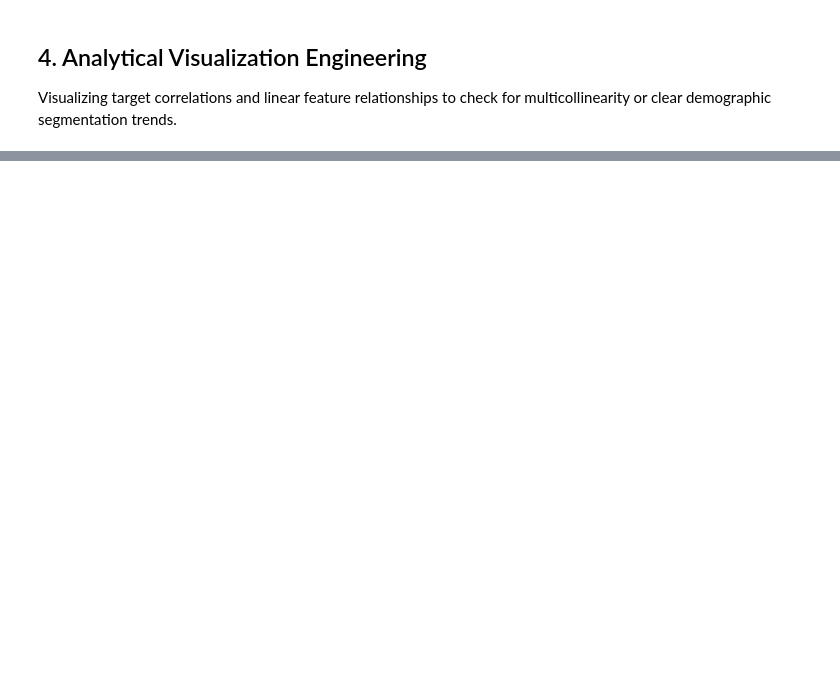
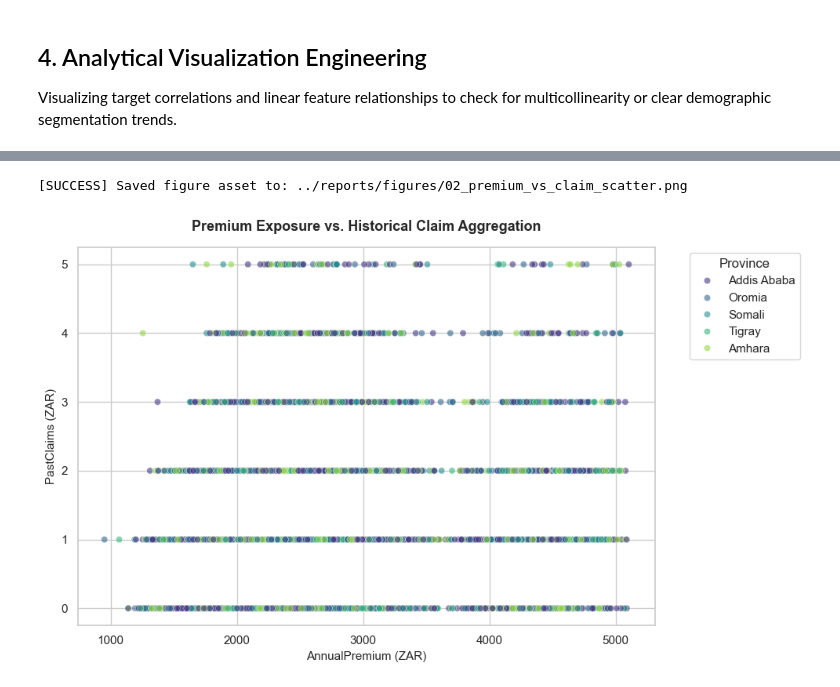
Before and after one commit to Solih06/auto-insurance-risk-analytics, a Jupyter notebook: notebooks/01_exploratory_analysis.ipynb, the cells around one changed output, grey strips where cells are left out. Cells and saved outputs as stored; diff of their text form; code cells hidden in the pictures; blank space fills up the shorter version.

```diff
--- a/notebooks/01_exploratory_analysis.ipynb
+++ b/notebooks/01_exploratory_analysis.ipynb
@@ -118,20 +202,37 @@ plt.show()
 # %%
+import os
+import matplotlib.pyplot as plt
+import seaborn as sns
+
+# Detect metrics dynamically to avoid KeyErrors
+premium_col = [c for c in df.columns if 'premium' in c.lower()][0]
+claim_col = [c for c in df.columns if 'claim' in c.lower()][0]
+geo_var = [c for c in df.columns if c.lower() in ['province', 'region', 'state', 'location']][0]
+
 plt.figure(figsize=(10, 6))
-hue_var = 'Province' if 'Province' in df.columns else None
 
+# Build relational distribution
 sns.scatterplot(
     data=df,
-    x='TotalPremium',
-    y='TotalClaim',
-    hue=hue_var,
+    x=premium_col,
+    y=claim_col,
+    hue=geo_var,
     alpha=0.6,
     palette='viridis'
 )
 
-plt.title('Premium Exposure vs. Historical Claim Aggregation', fontsize=14, pad=15)
-plt.xlabel('Total Premium Contributed (ZAR)')
-plt.ylabel('Total Historical Claim Realized (ZAR)')
-plt.legend(bbox_to_anchor=(1.05, 1), loc='upper left', title=hue_var)
+plt.title('Premium Exposure vs. Historical Claim Aggregation', fontsize=13, fontweight='bold', pad=15)
+plt.xlabel(f'{premium_col} (ZAR)', fontsize=11)
+plt.ylabel(f'{claim_col} (ZAR)', fontsize=11)
+plt.legend(bbox_to_anchor=(1.05, 1), loc='upper left', title=geo_var)
 plt.tight_layout()
+
+# Save image file asset
+output_path = '../reports/figures/02_premium_vs_claim_scatter.png'
+plt.savefig(output_path, dpi=300, bbox_inches='tight')
+print(f"[SUCCESS] Saved figure asset to: {output_path}")
 plt.show()
+# %% [output]
+[SUCCESS] Saved figure asset to: ../reports/figures/02_premium_vs_claim_scatter.png
+[figure, added]
 # %%
```
Also changed, not shown: parts of 8 cells of this notebook.
